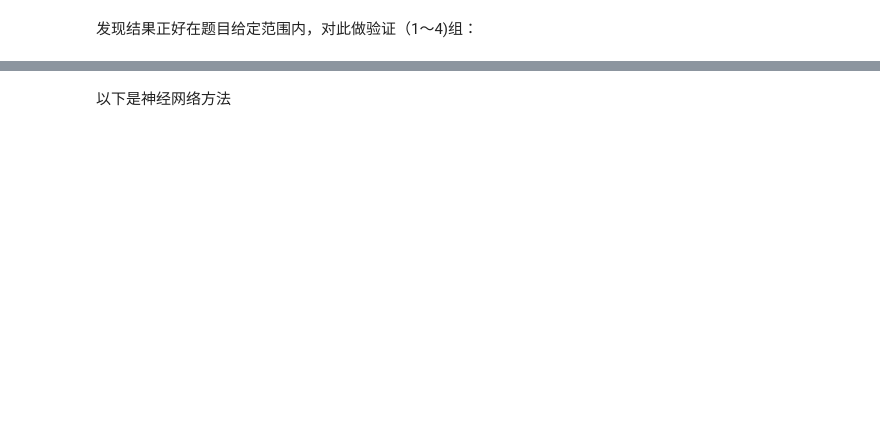
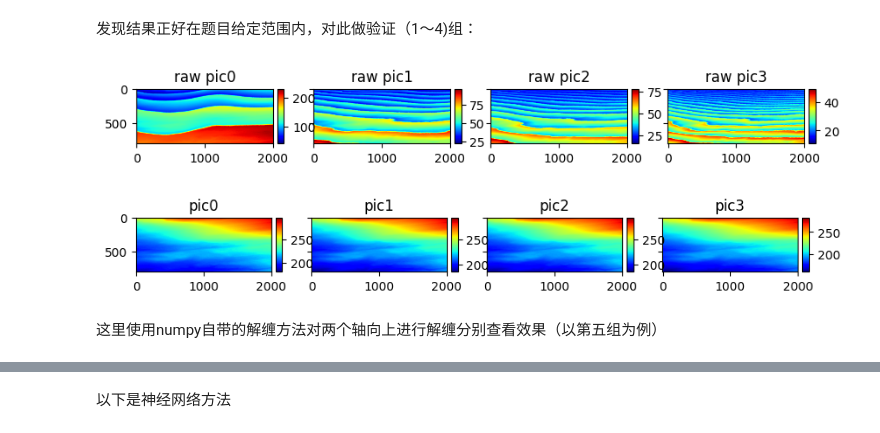
Before and after one commit to BlingCc233/project_A, a Jupyter notebook: nostack.ipynb, the cells around one changed output, grey strips where cells are left out. Saved outputs shown, nothing was run; the diff lists cells and outputs as text; code cells hidden in the pictures; blank space fills up the shorter version.

```diff
--- a/nostack.ipynb
+++ b/nostack.ipynb
@@ -193,17 +195,22 @@ plot(results)
 发现结果正好在题目给定范围内，对此做验证（1～4)组：
 # %%
 results = np.zeros((4, num_rows, num_cols))
-
 for o in range(4):
     phi = unwrap_phase(np.array(df_theta[o]))
 
     for i in range(num_rows):
         for j in range(num_cols):
             k_i = df_k[o].iloc[i, j]
             results[o, i, j] = -1 / k_i * phi[i, j]
 
     while np.min(results[o]) < 150:
-        results[o] -= (2 * np.pi / df_k[4])
+        results[o] -= (2 * np.pi / df_k[o])
 
+plot(raw_pic(0), raw_pic(1), raw_pic(2), raw_pic(3), titles=[f"raw pic{i}" for i in range(4)])
 plot(results[0], results[1], results[2], results[3], titles=[f"pic{i}" for i in range(4)])
+# %% [output]
+[figure, added]
+[figure, added]
+# %% [markdown]
+这里使用numpy自带的解缠方法对两个轴向上进行解缠分别查看效果（以第五组为例）
 # %%
```
Also changed, not shown: parts of 7 cells of this notebook.
